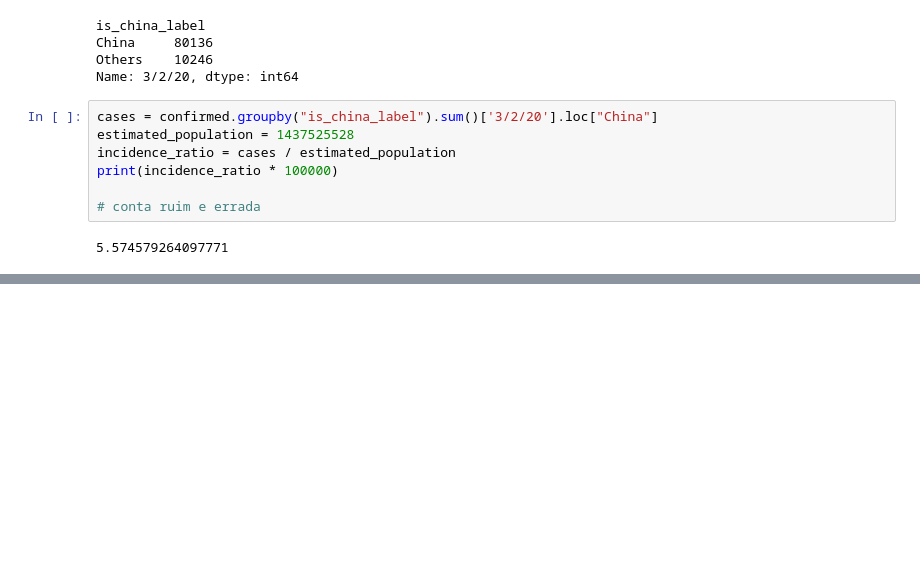
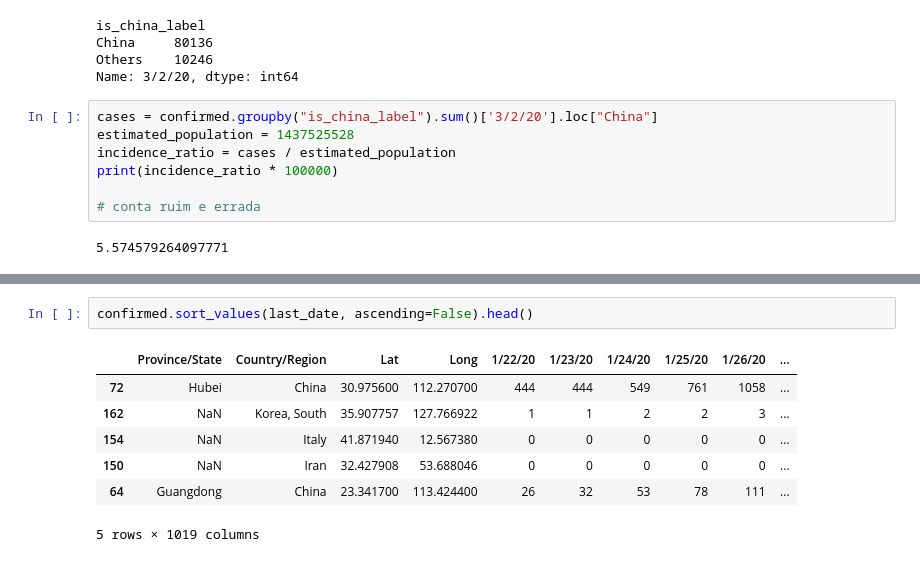
Before and after one commit to Miller202/Data-Science-Alura, a Jupyter notebook: Data Science_ Análises para saúde/Data_Science_e_Saúde.ipynb, the cells around one changed output, grey strips where cells are left out. Saved outputs shown, nothing was run; the diff lists cells and outputs as text; blank space fills up the shorter version.

```diff
--- a/Data Science_ Análises para saúde/Data_Science_e_Saúde.ipynb
+++ b/Data Science_ Análises para saúde/Data_Science_e_Saúde.ipynb
@@ -755,0 +766,10 @@ print(incidence_ratio * 100000)
+# %%
+confirmed.sort_values(last_date, ascending=False).head()
+# %% [output]
+|  | Province/State | Country/Region | Lat | Long | 1/22/20 | 1/23/20 | 1/24/20 | 1/25/20 | 1/26/20 | ... |
+| 72 | Hubei | China | 30.975600 | 112.270700 | 444 | 444 | 549 | 761 | 1058 | ... |
+| 162 | NaN | Korea, South | 35.907757 | 127.766922 | 1 | 1 | 2 | 2 | 3 | ... |
+| 154 | NaN | Italy | 41.871940 | 12.567380 | 0 | 0 | 0 | 0 | 0 | ... |
+| 150 | NaN | Iran | 32.427908 | 53.688046 | 0 | 0 | 0 | 0 | 0 | ... |
+| 64 | Guangdong | China | 23.341700 | 113.424400 | 26 | 32 | 53 | 78 | 111 | ... |
+5 rows × 1019 columns
```
Also changed, not shown: parts of 38 cells of this notebook.
